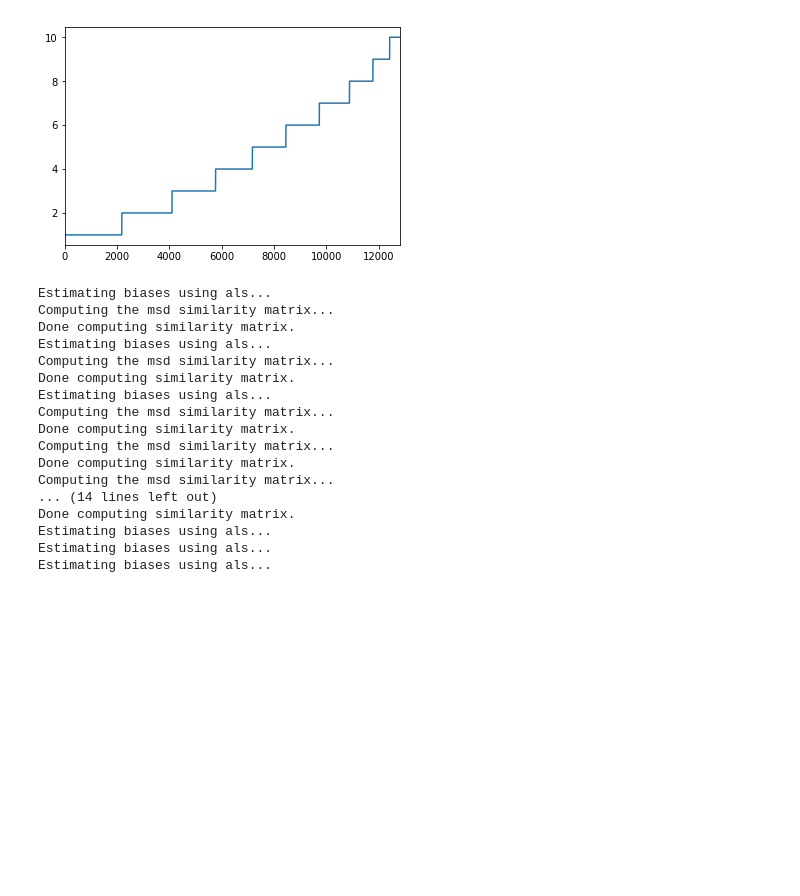
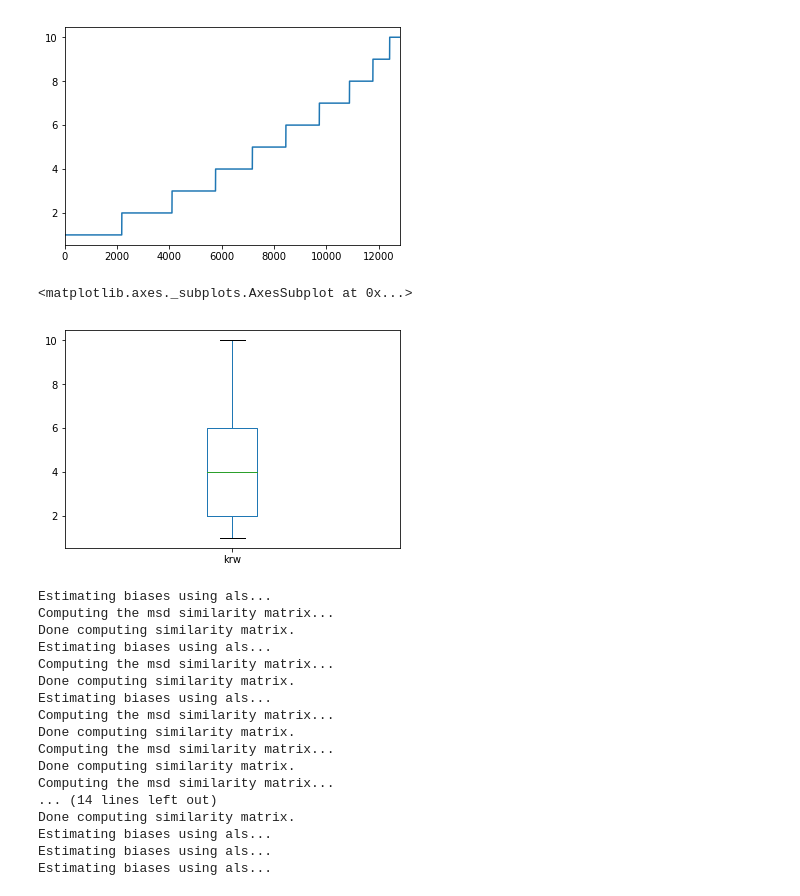
Before and after one commit to yiyc-kr/pandas-modules, a Jupyter notebook: recommend_amt.ipynb, the cells around one changed output. Drawn from its saved outputs; the diff is of its cells as text; code cells hidden in the pictures; blank space fills up the shorter version.

```diff
--- a/recommend_amt.ipynb
+++ b/recommend_amt.ipynb
@@ -140,6 +145,11 @@ df.sort_values('krw').krw.reset_index(drop=True).plot()
 # %% [output]
 <matplotlib.axes._subplots.AxesSubplot at 0x...>
 [figure]
+# %%
+df.plot.box()
+# %% [output]
+<matplotlib.axes._subplots.AxesSubplot at 0x...>
+[figure, added]
 # %%
 reader = Reader(rating_scale=(1,10))
 data = Dataset.load_from_df(df, reader)
```
Also changed, not shown: parts of 1 cell of this notebook.
